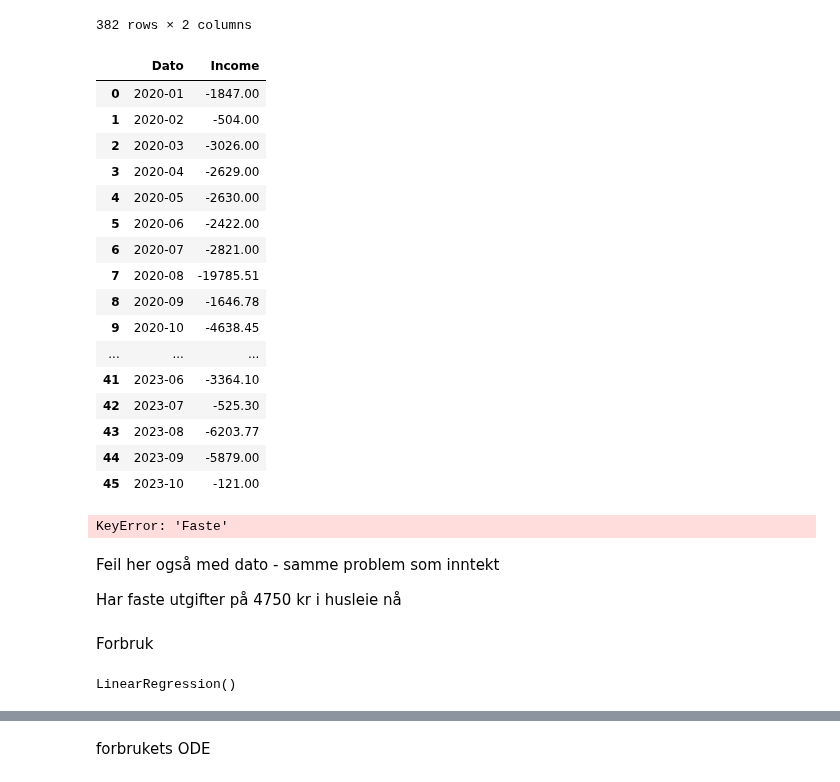
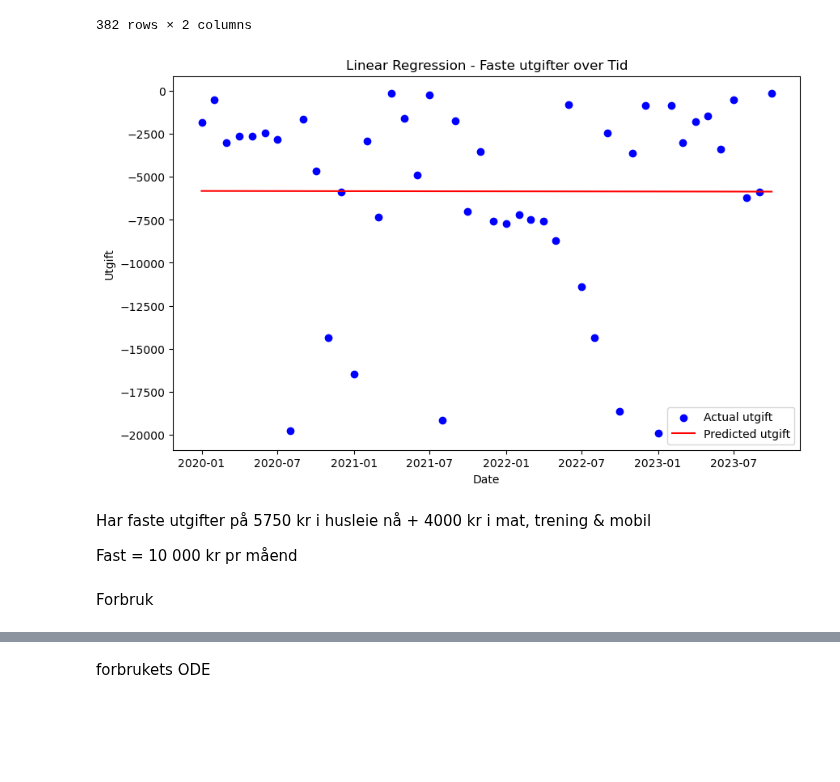
Before and after one commit to 591118/ProsjektADAH2023, a Jupyter notebook: prosjekt501.ipynb, the cells around one changed output, grey strips where cells are left out. Drawn from its saved outputs; the diff is of its cells as text; code cells hidden in the pictures; blank space fills up the shorter version.

Commit message:
forbruk ferdig

```diff
--- a/prosjekt501.ipynb
+++ b/prosjekt501.ipynb
@@ -166,27 +146,7 @@ Monthly_out = Monthly_out.reset_index()
 Monthly_out['Dato'] = Monthly_out['Dato'].dt.strftime('%Y-%m')
 
 # Creating a new DataFrame named 'Monthly_income'
-utgift_måendlig = pd.DataFrame({'Dato': Monthly_out['Dato'], 'Income': Monthly_out['Brukt']})
-
-utgift_måendlig
+utgift_måendlig = pd.DataFrame({'Dato': Monthly_out['Dato'], 'Faste utgifter': Monthly_out['Brukt']})
-# %% [output]
-|  | Dato | Income |
-| 0 | 2020-01 | -1847.00 |
-| 1 | 2020-02 | -504.00 |
-| 2 | 2020-03 | -3026.00 |
-| 3 | 2020-04 | -2629.00 |
-| 4 | 2020-05 | -2630.00 |
-| 5 | 2020-06 | -2422.00 |
-| 6 | 2020-07 | -2821.00 |
-| 7 | 2020-08 | -19785.51 |
-| 8 | 2020-09 | -1646.78 |
-| 9 | 2020-10 | -4638.45 |
-| ... | ... | ... |
-| 41 | 2023-06 | -3364.10 |
-| 42 | 2023-07 | -525.30 |
-| 43 | 2023-08 | -6203.77 |
-| 44 | 2023-09 | -5879.00 |
-| 45 | 2023-10 | -121.00 |
 # %%
 # Convert 'Dato' column to datetime if it's in string format
 utgift_måendlig['Dato'] = pd.to_datetime(utgift_måendlig['Dato'])
@@ -195,39 +155,39 @@ utgift_måendlig['Dato'] = pd.to_datetime(utgift_måendlig['Dato'])
 utgift_måendlig['Dato_numeric'] = (utgift_måendlig['Dato'] - utgift_måendlig['Dato'].min()).dt.days
 
 # Define features and target variable
 X_utgift = utgift_måendlig[['Dato_numeric']]
-y_utgift = utgift_måendlig['Faste']
+y_utgift = utgift_måendlig['Faste utgifter']
 
 # Initialize Linear Regression model
 model_utgift = LinearRegression()
 
 # Fit the model
 model_utgift.fit(X_utgift, y_utgift)
 
 # Make predictions
 predictions_utgift = model_utgift.predict(X_utgift)
 
 # Visualize the linear regression line and data
 plt.figure(figsize=(10, 6))
 
 # Plotting the data
 plt.scatter(utgift_måendlig['Dato'], y_utgift, color='blue', label='Actual utgift')
 
 # Plotting the regression line
 plt.plot(utgift_måendlig['Dato'], predictions_utgift, color='red', label='Predicted utgift')
 
 # Labels and title
 plt.xlabel('Date')
 plt.ylabel('Utgift')
 plt.title('Linear Regression - Faste utgifter over Tid')
 plt.legend()
 plt.show()
 # %% [output]
-KeyError: 'Faste'
+[figure, added]
-# %% [markdown]
-Feil her også med dato - samme problem som inntekt
-
-Har faste utgifter på 4750 kr i husleie nå
+# %% [markdown]
+Har faste utgifter på 5750 kr i husleie nå + 4000 kr i mat, trening & mobil
+
+Fast = 10 000 kr pr måend
 # %% [markdown]
 Forbruk
 # %%
@@ -236,8 +197,0 @@ forbruk['Brukt'] = forbruk['Brukt'].astype(float)
-# %%
-forbruk['Dato'] = pd.to_datetime(forbruk['Dato'])
-X = (forbruk['Dato'] - forbruk['Dato'].min()).dt.days.values.reshape(-1, 1)
-y = forbruk['Brukt'].values
-regressor = LinearRegression()
-regressor.fit(X, y)
-# %% [output]
-LinearRegression()
```
Also changed, not shown: parts of 7 cells of this notebook.
